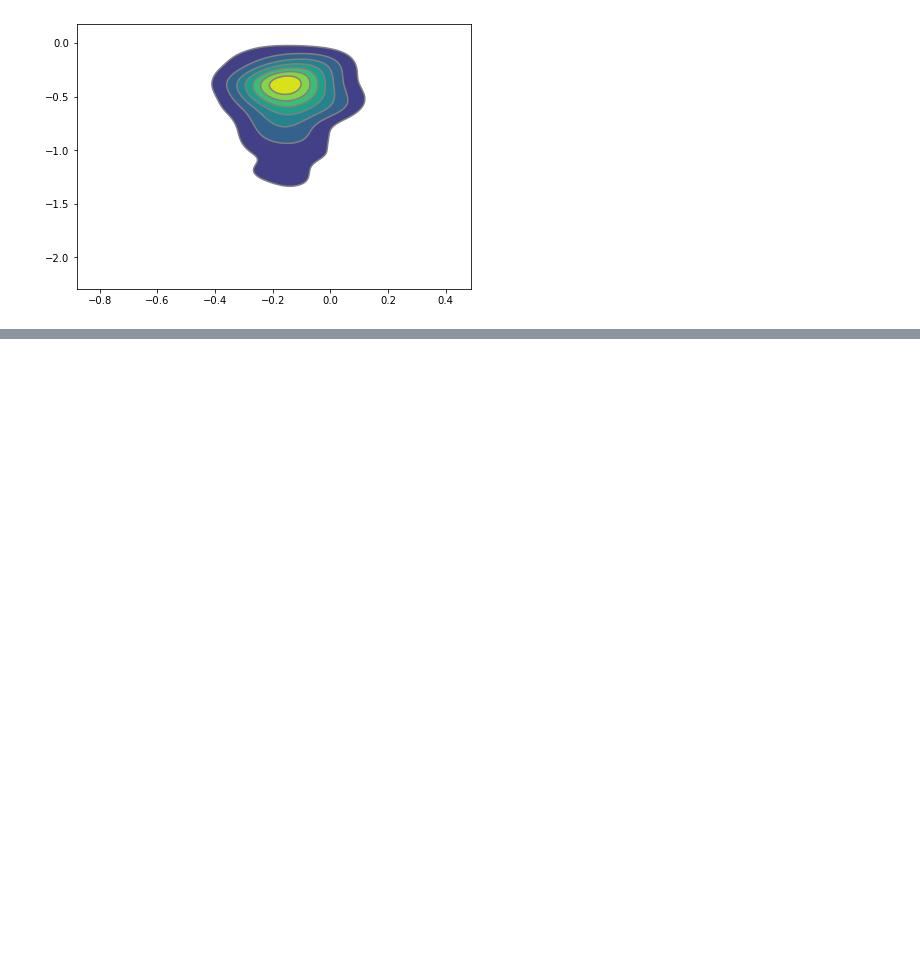
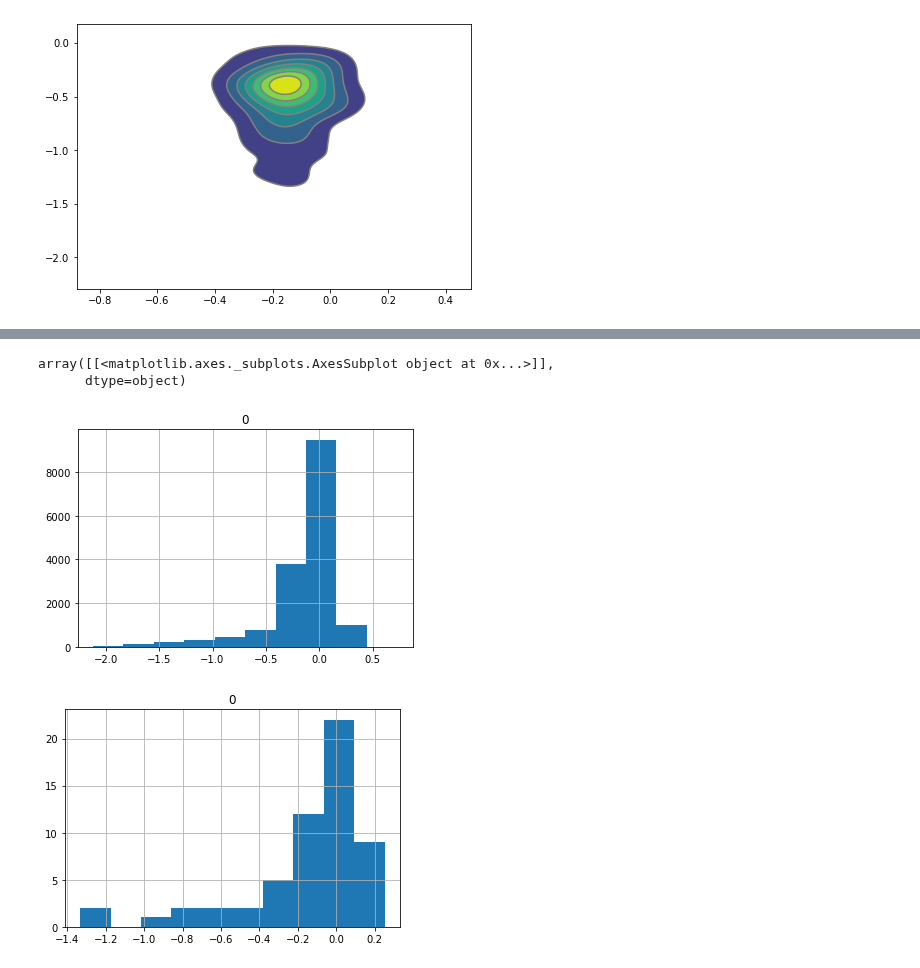
Before and after one commit to lannwal/projectlab, a Jupyter notebook: DataDash.ipynb, the cells around one changed output, grey strips where cells are left out. Saved outputs shown, nothing was run; the diff lists cells and outputs as text; code cells hidden in the pictures; blank space fills up the shorter version.

```diff
--- a/DataDash.ipynb
+++ b/DataDash.ipynb
@@ -1645,0 +1731,9 @@ az.plot_kde(allGenes['DUSP16'],allGenes['CDK4'])
+# %%
+avgs = pd.DataFrame(averages.values())
+avgs.hist()
+tsoav.hist()
+# %% [output]
+array([[<matplotlib.axes._subplots.AxesSubplot object at 0x...>]],
+      dtype=object)
+[figure, added]
+[figure, added]
```
Also changed, not shown: parts of 19 cells of this notebook.
